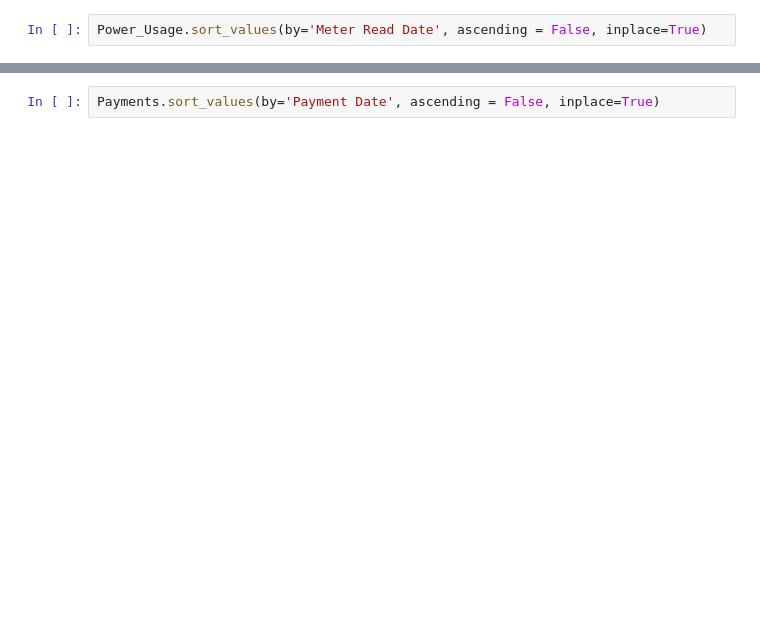
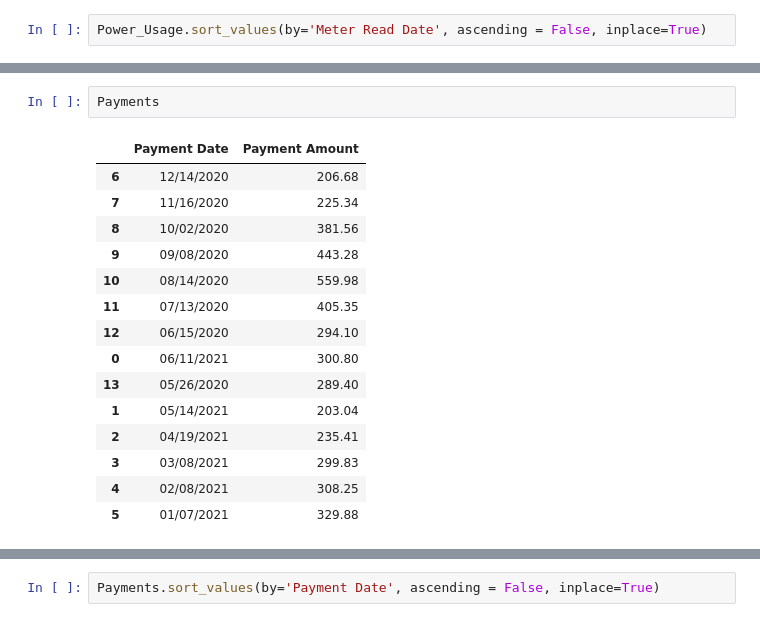
Before and after one commit to Wildertrek/Jupyter-Latex, a Jupyter notebook: 27. PowerUsage.ipynb, the cells around one changed output, grey strips where cells are left out. Saved outputs shown, nothing was run; the diff lists cells and outputs as text; blank space fills up the shorter version.

```diff
--- a/27. PowerUsage.ipynb
+++ b/27. PowerUsage.ipynb
@@ -41,3 +63,21 @@ fig.show()
+# %%
+Payments
+# %% [output]
+|  | Payment Date | Payment Amount |
+| 6 | 12/14/2020 | 206.68 |
+| 7 | 11/16/2020 | 225.34 |
+| 8 | 10/02/2020 | 381.56 |
+| 9 | 09/08/2020 | 443.28 |
+| 10 | 08/14/2020 | 559.98 |
+| 11 | 07/13/2020 | 405.35 |
+| 12 | 06/15/2020 | 294.10 |
+| 0 | 06/11/2021 | 300.80 |
+| 13 | 05/26/2020 | 289.40 |
+| 1 | 05/14/2021 | 203.04 |
+| 2 | 04/19/2021 | 235.41 |
+| 3 | 03/08/2021 | 299.83 |
+| 4 | 02/08/2021 | 308.25 |
+| 5 | 01/07/2021 | 329.88 |
 # %%
 Payments.head()
 # %% [output]
```
Also changed, not shown: parts of 13 cells of this notebook, 4 other files.
